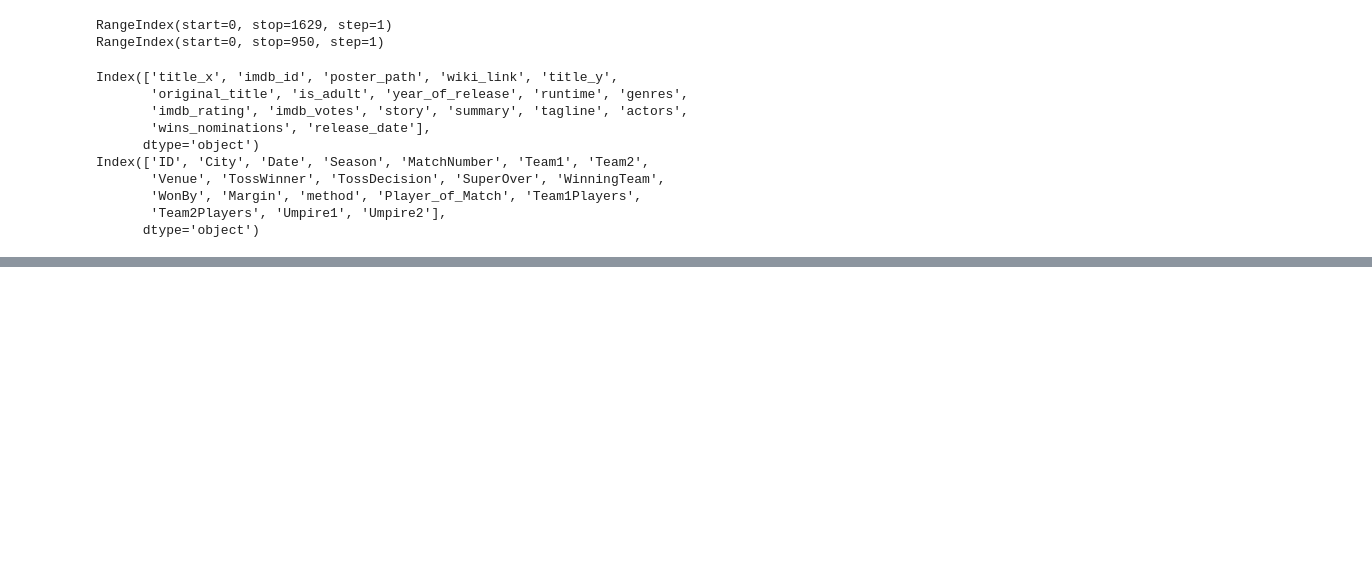
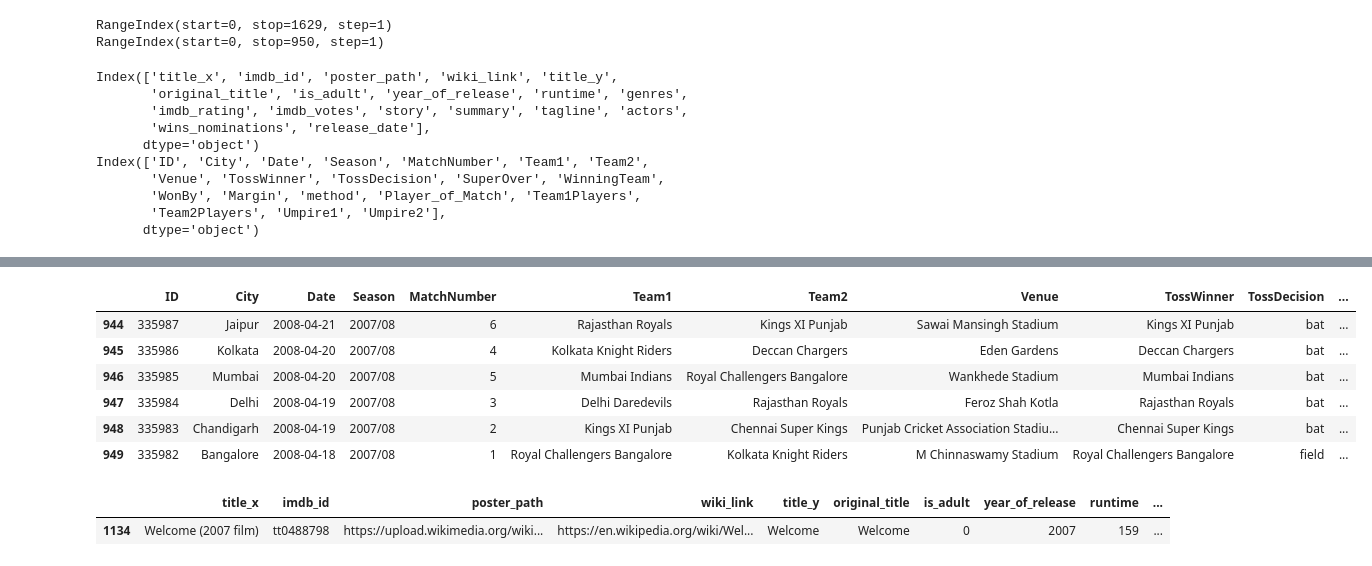
Before and after one commit to Deepanshu-8126/Pandas, a Jupyter notebook: pandas_dataframe.ipynb, the cells around one changed output, grey strips where cells are left out. Saved outputs shown, nothing was run; the diff lists cells and outputs as text; code cells hidden in the pictures; blank space fills up the shorter version.

```diff
--- a/pandas_dataframe.ipynb
+++ b/pandas_dataframe.ipynb
@@ -120,0 +166,17 @@ Index(['ID', 'City', 'Date', 'Season', 'MatchNumber', 'Team1', 'Team2',
+# %%
+# another example taking data from another dataset
+ipl.tail(6)
+# %% [output]
+|  | ID | City | Date | Season | MatchNumber | Team1 | Team2 | Venue | TossWinner | TossDecision | ... |
+| 944 | 335987 | Jaipur | 2008-04-21 | 2007/08 | 6 | Rajasthan Royals | Kings XI Punjab | Sawai Mansingh Stadium | Kings XI Punjab | bat | ... |
+| 945 | 335986 | Kolkata | 2008-04-20 | 2007/08 | 4 | Kolkata Knight Riders | Deccan Chargers | Eden Gardens | Deccan Chargers | bat | ... |
+| 946 | 335985 | Mumbai | 2008-04-20 | 2007/08 | 5 | Mumbai Indians | Royal Challengers Bangalore | Wankhede Stadium | Mumbai Indians | bat | ... |
+| 947 | 335984 | Delhi | 2008-04-19 | 2007/08 | 3 | Delhi Daredevils | Rajasthan Royals | Feroz Shah Kotla | Rajasthan Royals | bat | ... |
+| 948 | 335983 | Chandigarh | 2008-04-19 | 2007/08 | 2 | Kings XI Punjab | Chennai Super Kings | Punjab Cricket Association Stadiu... | Chennai Super Kings | bat | ... |
+| 949 | 335982 | Bangalore | 2008-04-18 | 2007/08 | 1 | Royal Challengers Bangalore | Kolkata Knight Riders | M Chinnaswamy Stadium | Royal Challengers Bangalore | field | ... |
+# %%
+# sample - random one row return bais
+movies.sample()
+# %% [output]
+|  | title_x | imdb_id | poster_path | wiki_link | title_y | original_title | is_adult | year_of_release | runtime | ... |
+| 1134 | Welcome (2007 film) | tt0488798 | https://upload.wikimedia.org/wiki... | https://en.wikipedia.org/wiki/Wel... | Welcome | Welcome | 0 | 2007 | 159 | ... |
```
Also changed, not shown: parts of 23 cells of this notebook.
